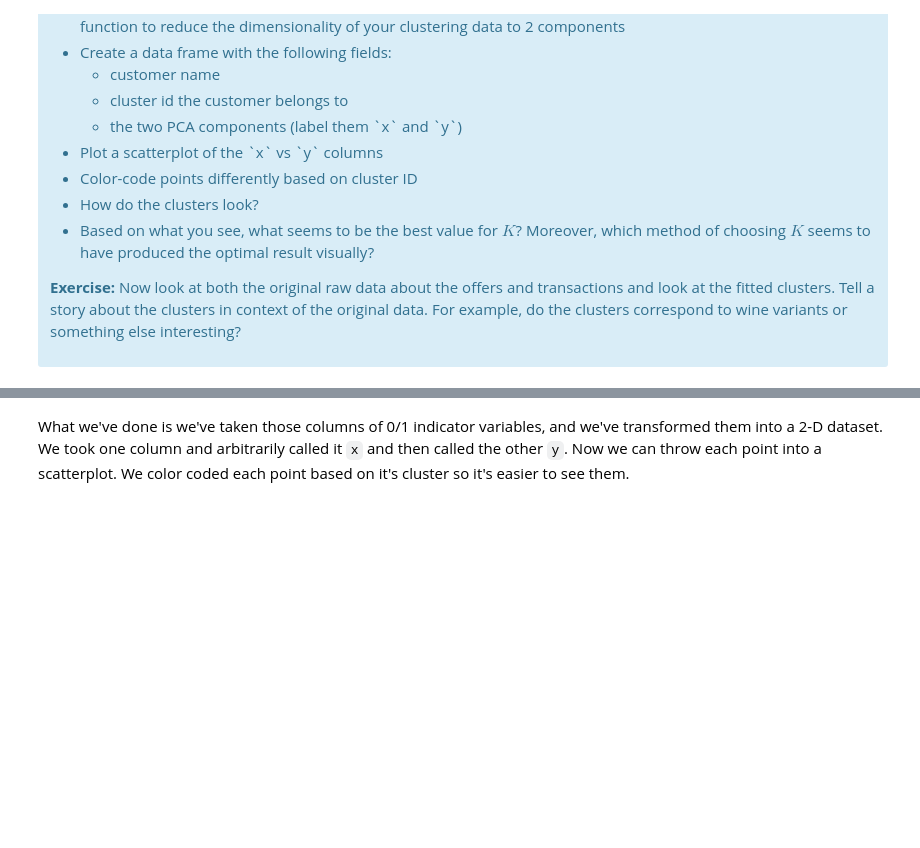
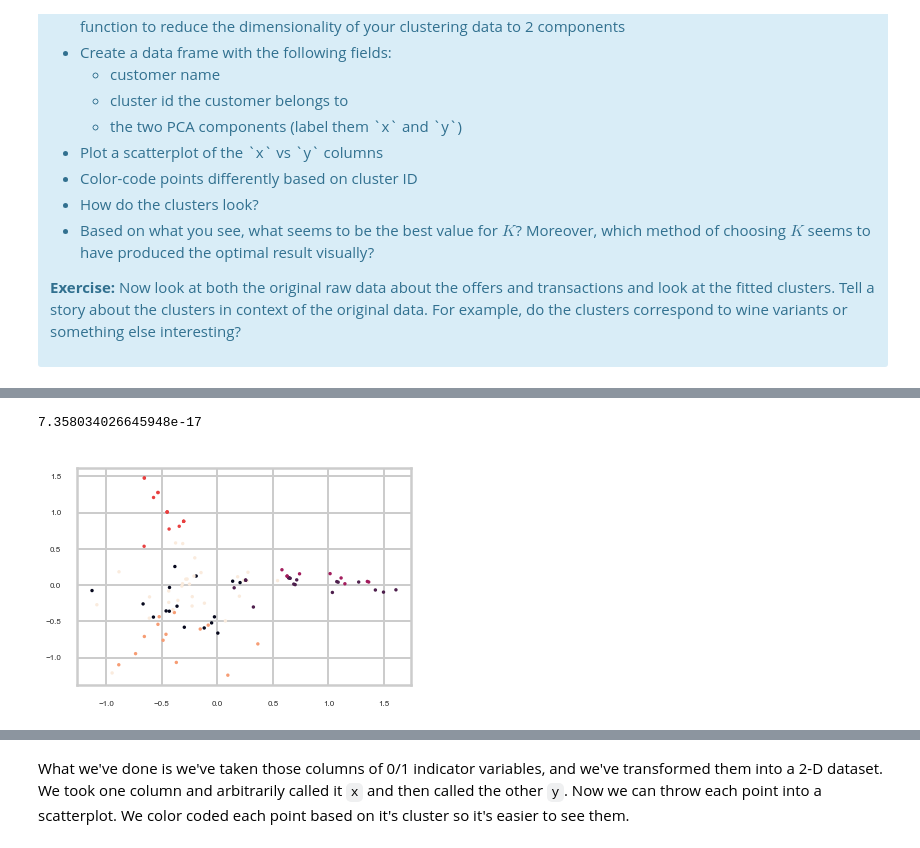
Before and after one commit to alsnkline/Springb, a Jupyter notebook: ml_clustering/Mini_Project_Clustering.ipynb, the cells around one changed output, grey strips where cells are left out. Drawn from its saved outputs; the diff is of its cells as text; code cells hidden in the pictures; blank space fills up the shorter version.

```diff
--- a/ml_clustering/Mini_Project_Clustering.ipynb
+++ b/ml_clustering/Mini_Project_Clustering.ipynb
@@ -348,0 +375,27 @@ This is only one use of PCA for dimension reduction. We can also use PCA when we
+# %%
+#your turn
+from sklearn.decomposition import PCA
+from scipy.stats import pearsonr
+model = PCA()
+
+# Apply the fit_transform method of model to grains: pca_features
+pca_features = model.fit_transform(train_data)
+
+# Assign 0th column of pca_features: xs
+xs = pca_features[:,0]
+
+# Assign 1st column of pca_features: ys
+ys = pca_features[:,1]
+
+df = pd.DataFrame({'customer_name': matrix['customer_name'], 'cluster_id':matrix['cluster'], 'x':xs, 'y':ys})
+
+plt.scatter(x=df['x'], y=df['y'], c=df['cluster_id'], s=2)
+
+# Calculate the Pearson correlation of xs and ys
+correlation, pvalue = pearsonr(xs, ys)
+
+# Display the correlation
+print(correlation)
+# %% [output]
+7.358034026645948e-17
+[figure, added]
```
Also changed, not shown: parts of 9 cells of this notebook, 1 other file.
